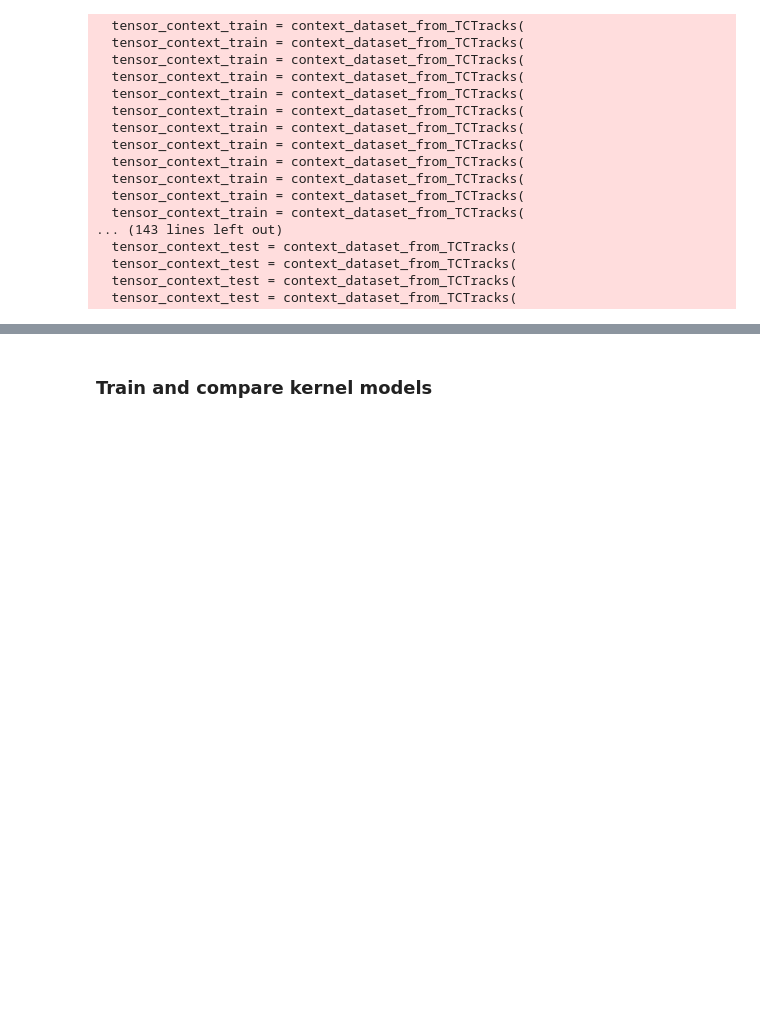
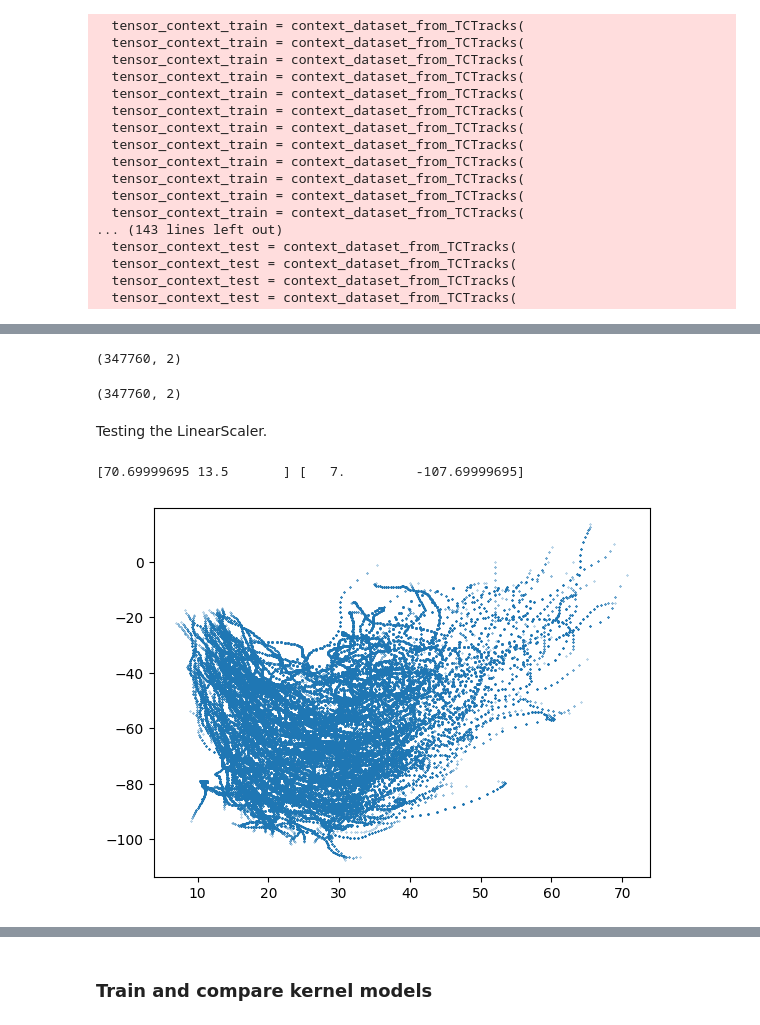
Before and after one commit to ejbrun/koopman_learning_tropical_cyclone, a Jupyter notebook: examples/koopman_kernel_for_TC.ipynb, the cells around one changed output, grey strips where cells are left out. Cells and saved outputs as stored; diff of their text form; code cells hidden in the pictures; blank space fills up the shorter version.

```diff
--- a/examples/koopman_kernel_for_TC.ipynb
+++ b/examples/koopman_kernel_for_TC.ipynb
@@ -148,0 +184,18 @@ tensor_context_test_transformed = standardize_TensorContextDataset(
+# %%
+tensor_context = tensor_context_train
+tensor_context_data_reshape = tensor_context.data.reshape((tensor_context.shape[0]*tensor_context.shape[1], tensor_context.shape[2]))
+tensor_context_data_reshape.shape
+# %% [output]
+(347760, 2)
+# %%
+tensor_context_data_reshape.shape
+# %% [output]
+(347760, 2)
+# %% [markdown]
+Testing the LinearScaler.
+# %%
+plt.plot(tensor_context_data_reshape[:,0], tensor_context_data_reshape[:,1], marker=".", linestyle='None', markersize=0.5)
+print(np.max(tensor_context_data_reshape, axis=0), np.min(tensor_context_data_reshape, axis=0))
+# %% [output]
+[70.69999695 13.5       ] [   7.         -107.69999695]
+[figure, added]
```
Also changed, not shown: parts of 61 cells of this notebook, 1 other file.
